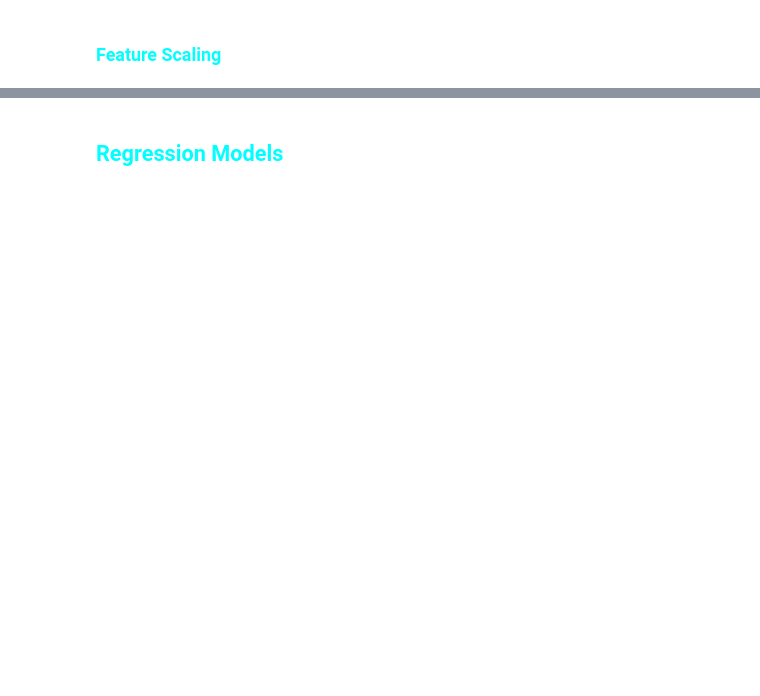
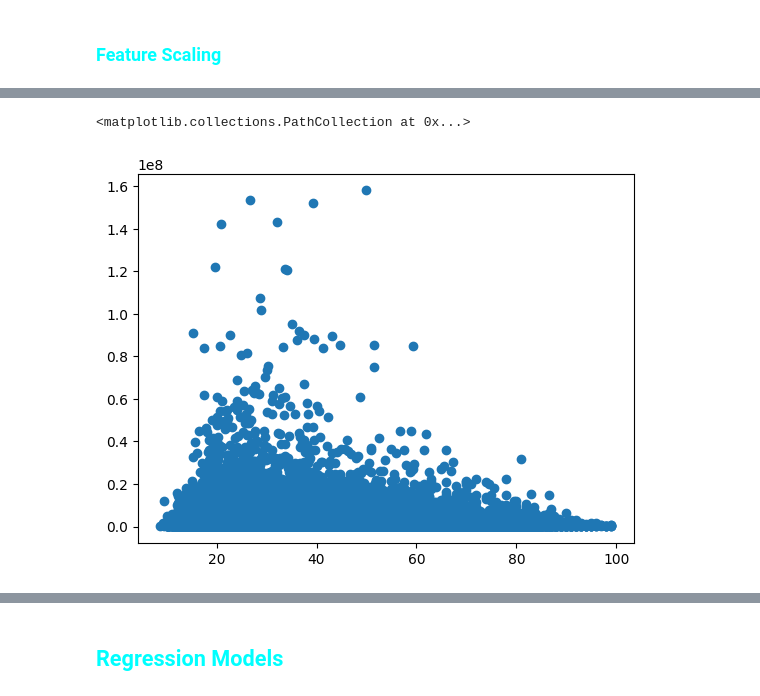
Before and after one commit to saeedhmt/ML-Clustering-Regression, a Jupyter notebook: model.ipynb, the cells around one changed output, grey strips where cells are left out. Drawn from its saved outputs; the diff is of its cells as text; code cells hidden in the pictures; blank space fills up the shorter version.

```diff
--- a/model.ipynb
+++ b/model.ipynb
@@ -105,0 +223,5 @@ X_test_numeric = min_max_scaler.transform(X_test.drop(categorical_columns, axis=
+# %%
+plt.scatter(df.mean_age, df.transportation_cost)
+# %% [output]
+<matplotlib.collections.PathCollection at 0x...>
+[figure, added]
```
Also changed, not shown: parts of 43 cells of this notebook, 2 other files.
